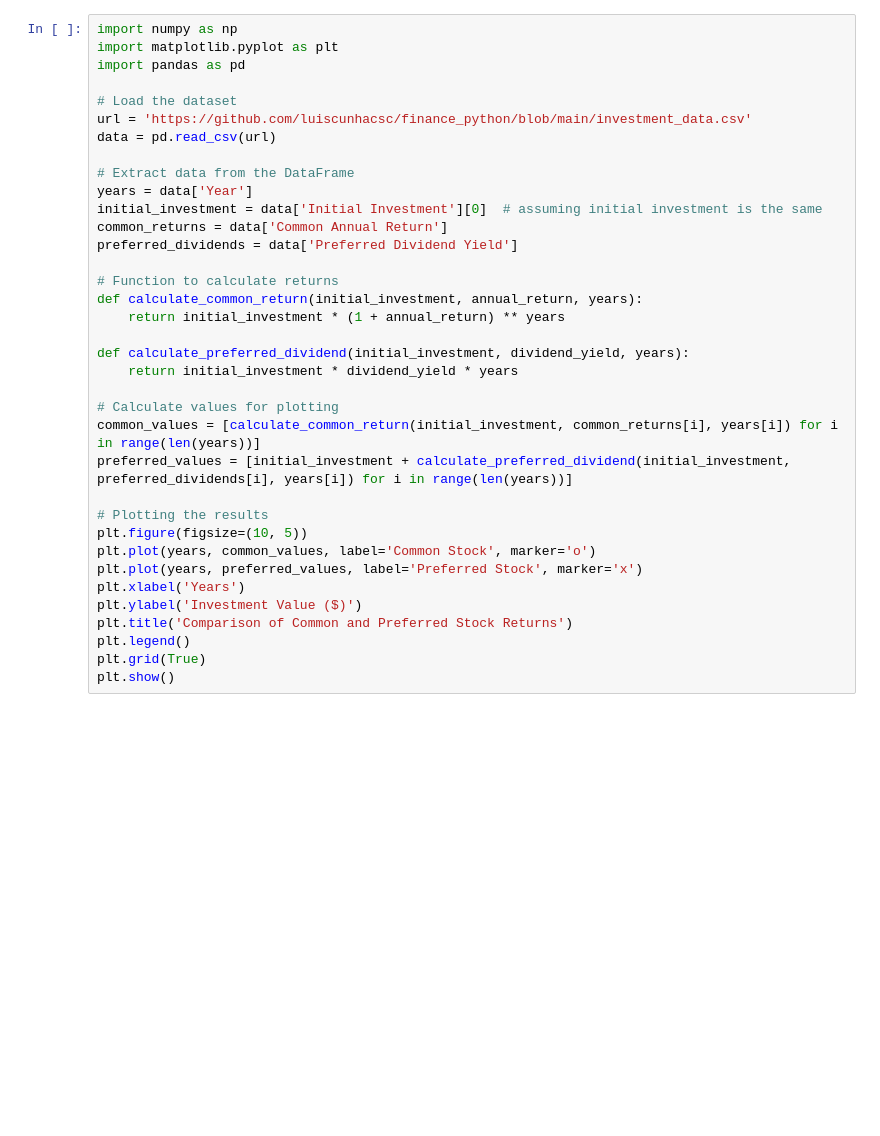
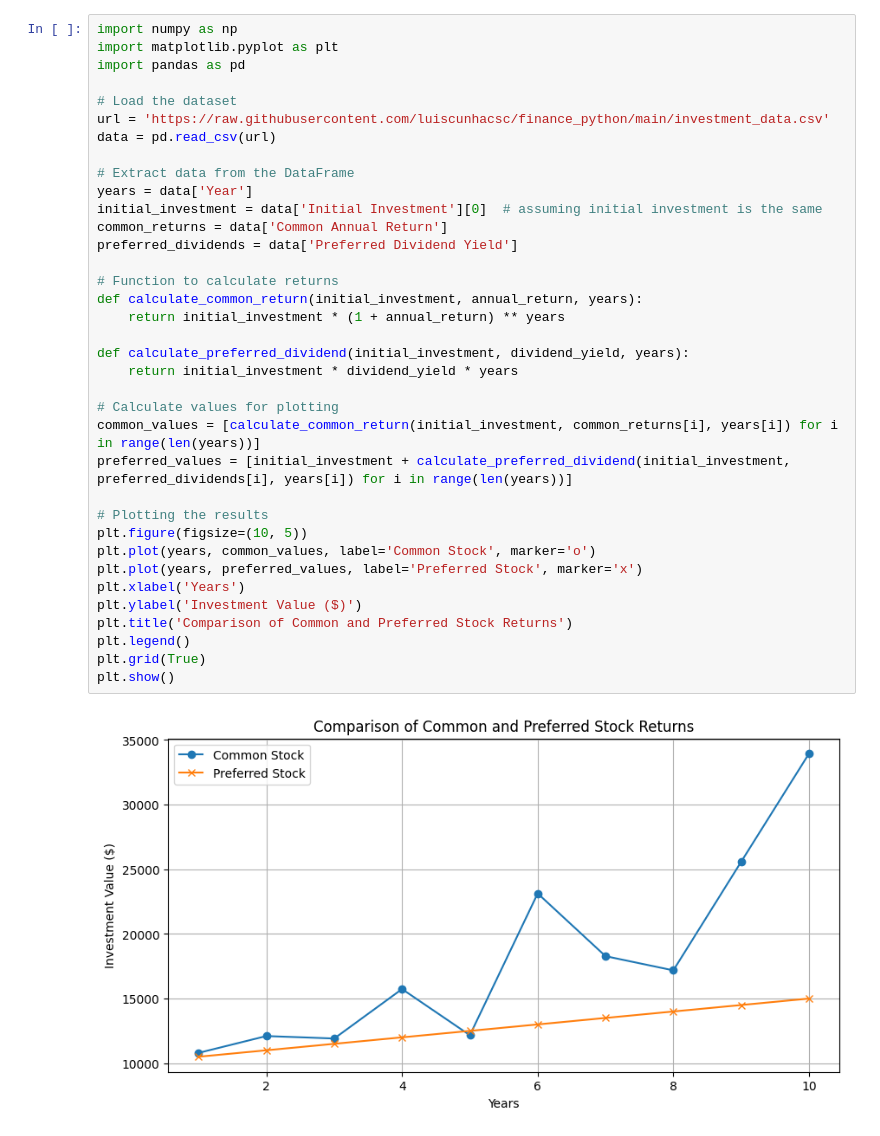
Before and after one commit to luiscunhacsc/finance_python, a Jupyter notebook: 07_Investment_Returns.ipynb, the cells around one changed output. Drawn from its saved outputs; the diff is of its cells as text; blank space fills up the shorter version.

Commit message:
Updated link to data file with "raw"

```diff
--- a/07_Investment_Returns.ipynb
+++ b/07_Investment_Returns.ipynb
@@ -6,33 +6,35 @@ import matplotlib.pyplot as plt
 import pandas as pd
 
 # Load the dataset
-url = 'https://github.com/luiscunhacsc/finance_python/blob/main/investment_data.csv'
+url = 'https://raw.githubusercontent.com/luiscunhacsc/finance_python/main/investment_data.csv'
 data = pd.read_csv(url)
 
 # Extract data from the DataFrame
 years = data['Year']
 initial_investment = data['Initial Investment'][0]  # assuming initial investment is the same
 common_returns = data['Common Annual Return']
 preferred_dividends = data['Preferred Dividend Yield']
 
 # Function to calculate returns
 def calculate_common_return(initial_investment, annual_return, years):
     return initial_investment * (1 + annual_return) ** years
 
 def calculate_preferred_dividend(initial_investment, dividend_yield, years):
     return initial_investment * dividend_yield * years
 
 # Calculate values for plotting
 common_values = [calculate_common_return(initial_investment, common_returns[i], years[i]) for i in range(len(years))]
 preferred_values = [initial_investment + calculate_preferred_dividend(initial_investment, preferred_dividends[i], years[i]) for i in range(len(years))]
 
 # Plotting the results
 plt.figure(figsize=(10, 5))
 plt.plot(years, common_values, label='Common Stock', marker='o')
 plt.plot(years, preferred_values, label='Preferred Stock', marker='x')
 plt.xlabel('Years')
 plt.ylabel('Investment Value ($)')
 plt.title('Comparison of Common and Preferred Stock Returns')
 plt.legend()
 plt.grid(True)
 plt.show()
+# %% [output]
+[figure, added]
```
